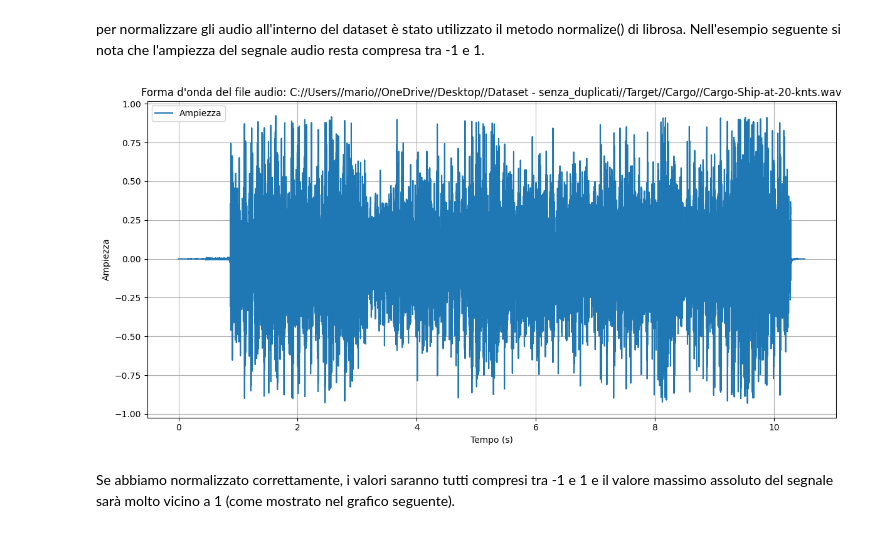
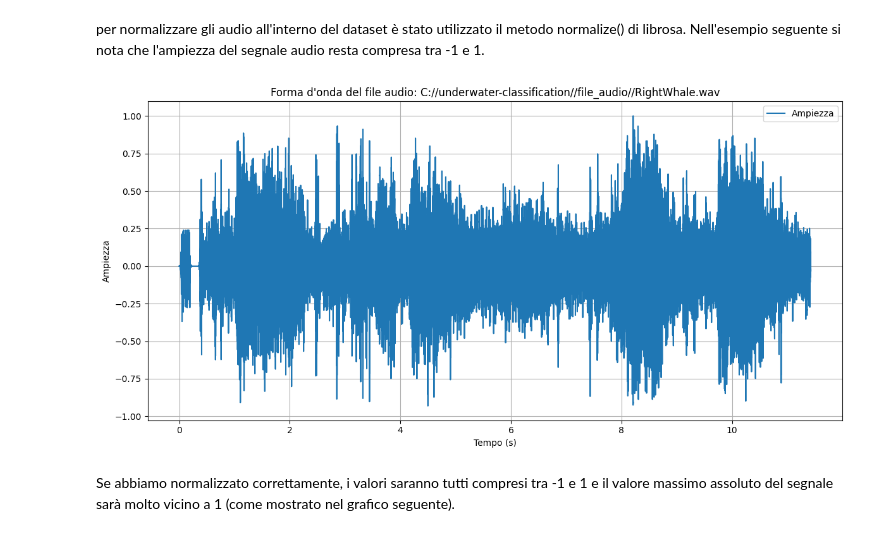
Before and after one commit to TherealBarnar/Underwater-Sounds-Classification-1, a Jupyter notebook: preprocessing.ipynb, the cells around one changed output. Drawn from its saved outputs; the diff is of its cells as text; code cells hidden in the pictures.

```diff
--- a/preprocessing.ipynb
+++ b/preprocessing.ipynb
@@ -17,5 +17,5 @@ file_path = 'C://Users//mario//OneDrive//Desktop//Dataset - senza_duplicati//Non
 # %%
-audio_file ='C://Users//mario//OneDrive//Desktop//Dataset - senza_duplicati//Target//Cargo//Cargo-Ship-at-20-knts.wav'
+file_path ='C://underwater-classification//file_audio//RightWhale.wav'
 # %%
 amplitudes = df['Ampiezza del segnale'].tolist()
 # %%
@@ -38,7 +42,7 @@ x, sr = librosa.load(audio_file, sr=None)
 # %%
-helper.plot_audio_waveform(audio_file)
+helper.plot_audio_waveform(file_path)
 # %% [output]
-[figure, old version]
+[figure, new version]
 # %% [markdown]
 Se abbiamo normalizzato correttamente, i valori saranno tutti compresi tra -1 e 1 e il valore massimo assoluto del segnale sarà molto vicino a 1 (come mostrato nel grafico seguente).
 # %%
```
Also changed, not shown: parts of 22 cells of this notebook, 11 other files.
